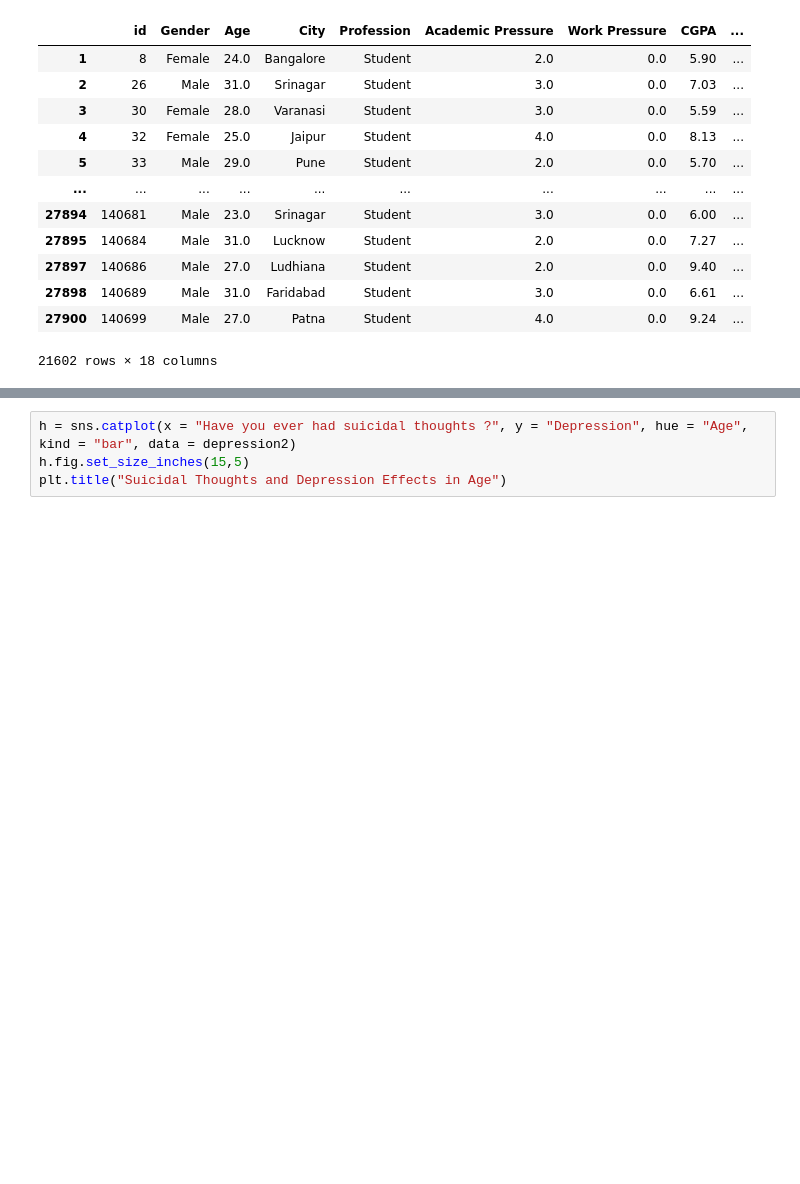
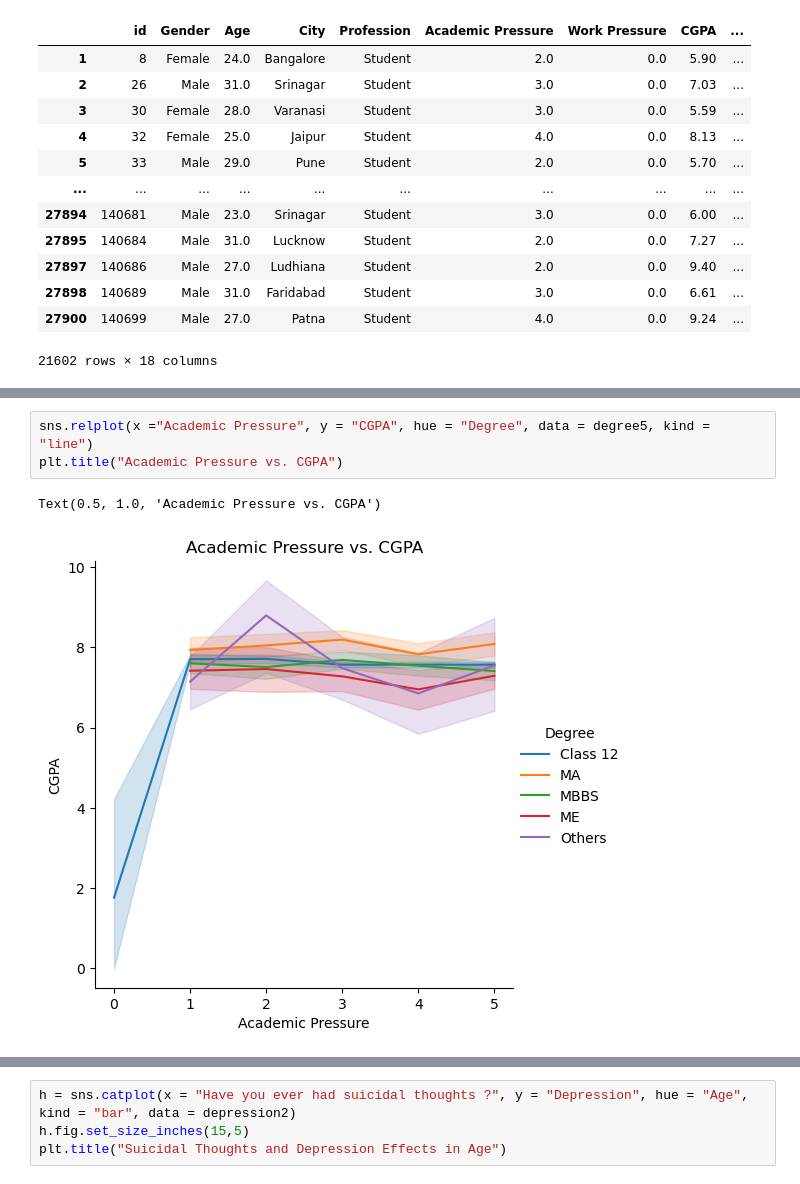
Before and after one commit to EAduAgyei/TDSProject2025, a Jupyter notebook: TDSProjectSD2025.ipynb, the cells around one changed output, grey strips where cells are left out. Drawn from its saved outputs; the diff is of its cells as text; blank space fills up the shorter version.

```diff
--- a/TDSProjectSD2025.ipynb
+++ b/TDSProjectSD2025.ipynb
@@ -209,0 +254,6 @@ Text(0.5, 1.0, 'Academic Pressure vs. CGPA')
+# %%
+sns.relplot(x ="Academic Pressure", y = "CGPA", hue = "Degree", data = degree5, kind = "line")
+plt.title("Academic Pressure vs. CGPA")
+# %% [output]
+Text(0.5, 1.0, 'Academic Pressure vs. CGPA')
+[figure, added]
```
Also changed, not shown: parts of 50 cells of this notebook.
